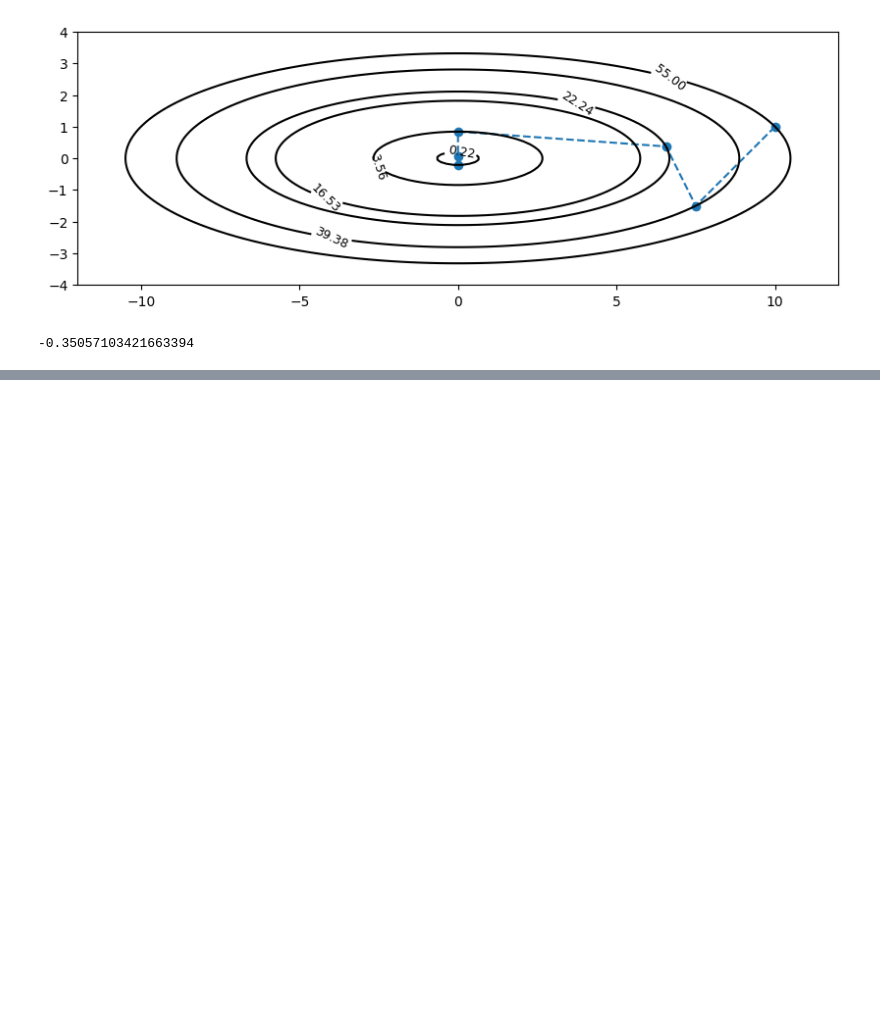
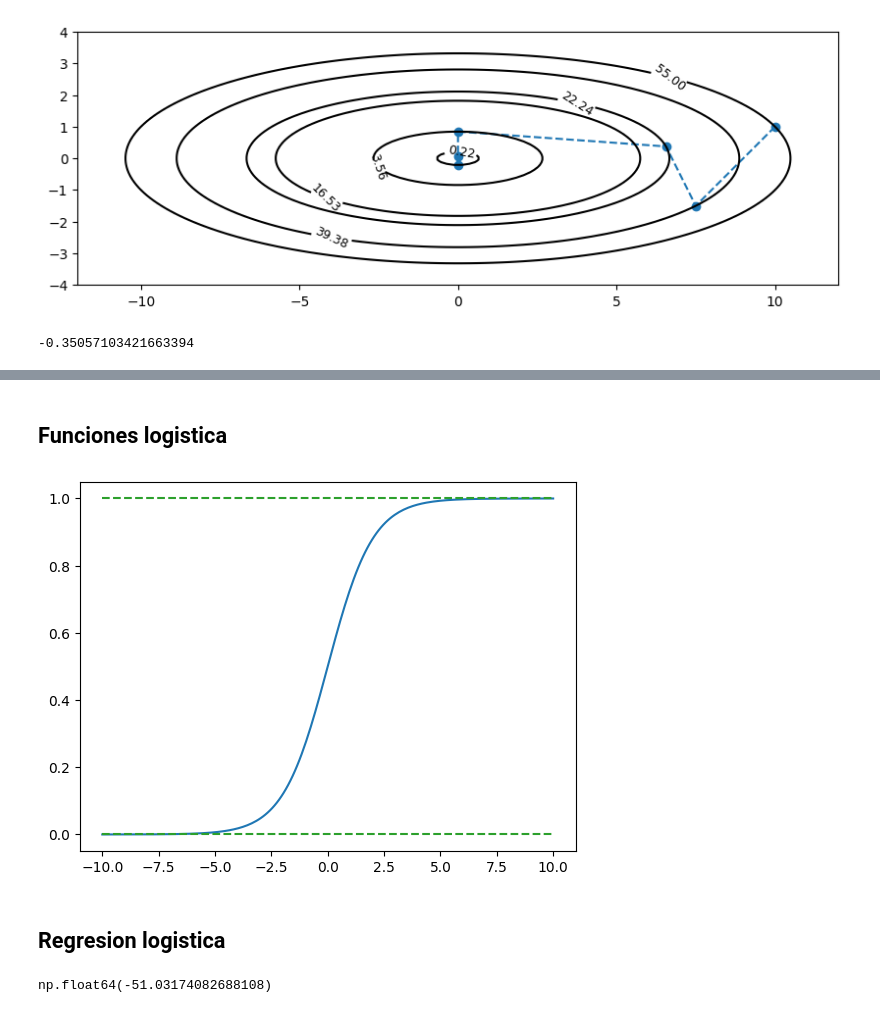
Before and after one commit to ManuelSanchezUribe/MIA_IMT3850_public, a Jupyter notebook: Semana8/Semana8.ipynb, the cells around one changed output, grey strips where cells are left out. Cells and saved outputs as stored; diff of their text form; code cells hidden in the pictures; blank space fills up the shorter version.

```diff
--- a/Semana8/Semana8.ipynb
+++ b/Semana8/Semana8.ipynb
@@ -186,0 +301,20 @@ ax.set_aspect('equal')
+# %% [markdown]
+## Funciones logistica
+# %%
+x = np.linspace(-10,10,200)
+f = lambda x: np.exp(x)/(1+np.exp(x))
+plt.plot(x,f(x))
+plt.plot([-10,10],[1,1],'C02',linestyle='--')
+plt.plot([-10,10],[0,0],'C02',linestyle='--')
+plt.show()
+# %% [output]
+[figure, added]
+# %% [markdown]
+## Regresion logistica
+# %%
+#parameters: u_i \in\mathbb R
+u = np.random.rand(100)
+lost = lambda a, b:  sum([a*ui+b for ui in u[0:80]] ) - sum([np.log(1+np.exp(a*ui+b)) for ui in u])
+lost(1,1)
+# %% [output]
+np.float64(-51.03174082688108)
```
Also changed, not shown: parts of 25 cells of this notebook, 8 other files.
